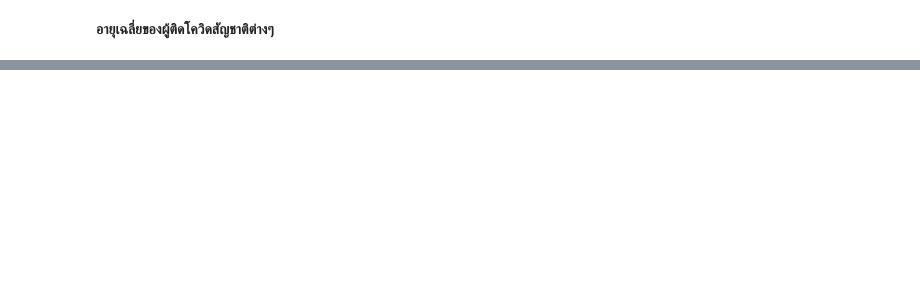
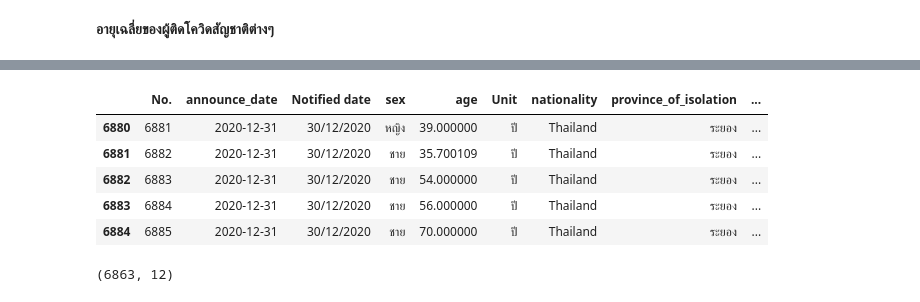
Before and after one commit to qmcnn/Data-Mining, a Jupyter notebook: Data_Preprocessing_(Chapter_3).ipynb, the cells around one changed output, grey strips where cells are left out. Saved outputs shown, nothing was run; the diff lists cells and outputs as text; code cells hidden in the pictures; blank space fills up the shorter version.

```diff
--- a/Data_Preprocessing_(Chapter_3).ipynb
+++ b/Data_Preprocessing_(Chapter_3).ipynb
@@ -2042,0 +2089,13 @@ dataALL.groupby(["nationality"])[['age']].mean().sort_values(by=['age'],ascendin
+# %%
+data2020.tail()
+# %% [output]
+|  | No. | announce_date | Notified date | sex | age | Unit | nationality | province_of_isolation | ... |
+| 6880 | 6881 | 2020-12-31 | 30/12/2020 | หญิง | 39.000000 | ปี | Thailand | ระยอง | ... |
+| 6881 | 6882 | 2020-12-31 | 30/12/2020 | ชาย | 35.700109 | ปี | Thailand | ระยอง | ... |
+| 6882 | 6883 | 2020-12-31 | 30/12/2020 | ชาย | 54.000000 | ปี | Thailand | ระยอง | ... |
+| 6883 | 6884 | 2020-12-31 | 30/12/2020 | ชาย | 56.000000 | ปี | Thailand | ระยอง | ... |
+| 6884 | 6885 | 2020-12-31 | 30/12/2020 | ชาย | 70.000000 | ปี | Thailand | ระยอง | ... |
+# %%
+data2020.shape
+# %% [output]
+(6863, 12)
```
Also changed, not shown: parts of 54 cells of this notebook.
